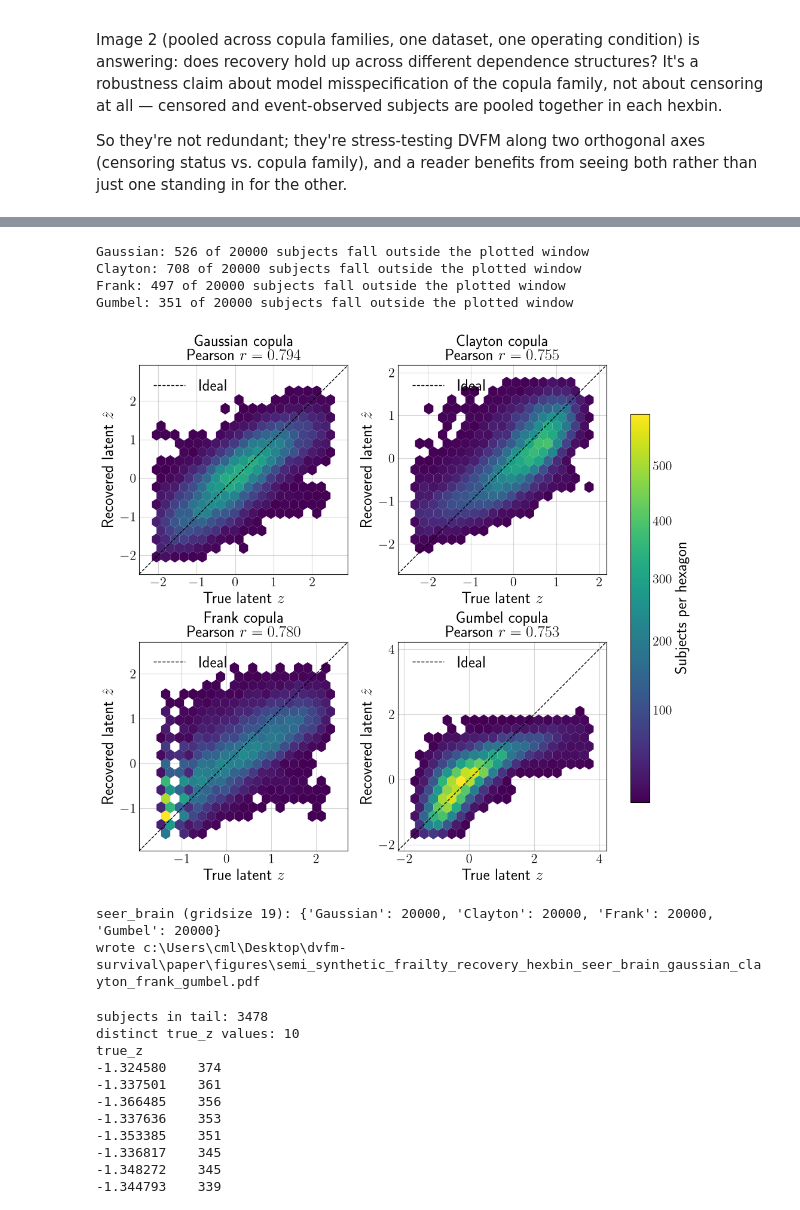
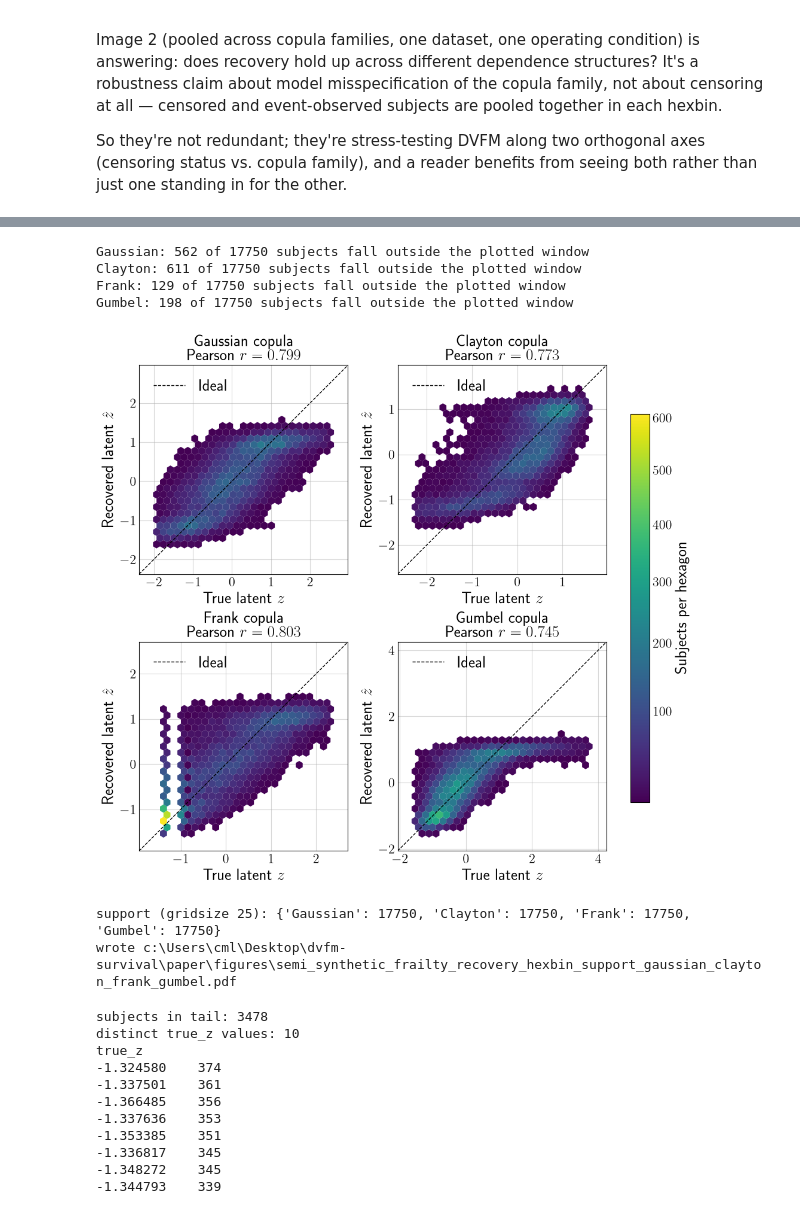
Before and after one commit to kalantari66/dvfm-survival, a Jupyter notebook: notebooks/semi_synthetic_results.ipynb, the cells around one changed output, grey strips where cells are left out. Drawn from its saved outputs; the diff is of its cells as text; code cells hidden in the pictures.

```diff
--- a/notebooks/semi_synthetic_results.ipynb
+++ b/notebooks/semi_synthetic_results.ipynb
@@ -340,46 +340,46 @@ wrote c:\Users\cml\Desktop\dvfm-survival\paper\figures\semi_synthetic_frailty_re
 # %%
 # ============================== settings =====================================
-DATASET = "seer_brain"
+DATASET = "support"
 COPULAS = ("Gaussian", "Clayton", "Frank", "Gumbel")   # None -> every configured copula
 TAU = 0.50
 POOL_REPEATS = True
 REPEAT = None
 
 X_COLUMN, X_LABEL = "true_z", "True latent $z$"
 Y_COLUMN, Y_LABEL = "learned_z_calibrated", "Recovered latent $\\hat{z}$"
 
 CLIP_PCT_LOW = 2.0             # raise to trim more of an empty tail
 CLIP_PCT_HIGH = 99.5           # top edge; leave alone unless it clips real data
 BIN_PAD_FRAC = 0.05            # padding baked into the hexbin extent (affects what's binned)
 VIEW_PAD_FRAC = 0.10           # extra margin around the hexagons, axes only -> raise to zoom out
 TARGET_COUNT = 25              # median subjects per hexagon; sets the gridsize
 MINCNT = 1
 CMAP = "viridis"
 NORM_GAMMA = 0.8               # < 1 brightens sparse bins; 1.0 is linear
 
 PANEL_SIZE = (5.0, 4.6)
 GUIDE = dict(color="black", linestyle="--", linewidth=1)
 GRID = dict(alpha=0.5)
 FIGURE_STEM = "semi_synthetic_frailty_recovery_hexbin"
 # ============================================================================
 # Reuses render_latent_recovery_hexbin (and its helpers) defined in the cell above.
 
 fig, hexbin_subjects = render_latent_recovery_hexbin(
     DATASET, COPULAS, TAU, POOL_REPEATS, REPEAT,
     X_COLUMN, X_LABEL, Y_COLUMN, Y_LABEL,
     CLIP_PCT_LOW, CLIP_PCT_HIGH, BIN_PAD_FRAC, VIEW_PAD_FRAC,
     TARGET_COUNT, MINCNT, CMAP, NORM_GAMMA,
     PANEL_SIZE, GUIDE, GRID, FIGURE_STEM,
     nrows=2, ncols=2,
 )
 # %% [output]
-Gaussian: 526 of 20000 subjects fall outside the plotted window
-Clayton: 708 of 20000 subjects fall outside the plotted window
-Frank: 497 of 20000 subjects fall outside the plotted window
-Gumbel: 351 of 20000 subjects fall outside the plotted window
+Gaussian: 562 of 17750 subjects fall outside the plotted window
+Clayton: 611 of 17750 subjects fall outside the plotted window
+Frank: 129 of 17750 subjects fall outside the plotted window
+Gumbel: 198 of 17750 subjects fall outside the plotted window
-[figure, old version]
+[figure, new version]
-seer_brain (gridsize 19): {'Gaussian': 20000, 'Clayton': 20000, 'Frank': 20000, 'Gumbel': 20000}
-wrote c:\Users\cml\Desktop\dvfm-survival\paper\figures\semi_synthetic_frailty_recovery_hexbin_seer_brain_gaussian_clayton_frank_gumbel.pdf
+support (gridsize 25): {'Gaussian': 17750, 'Clayton': 17750, 'Frank': 17750, 'Gumbel': 17750}
+wrote c:\Users\cml\Desktop\dvfm-survival\paper\figures\semi_synthetic_frailty_recovery_hexbin_support_gaussian_clayton_frank_gumbel.pdf
 # %%
 frank = hexbin_subjects["Frank"]
 low_tail = frank[frank["true_z"] < -1.0]
```
Also changed, not shown: parts of 1 cell of this notebook.
